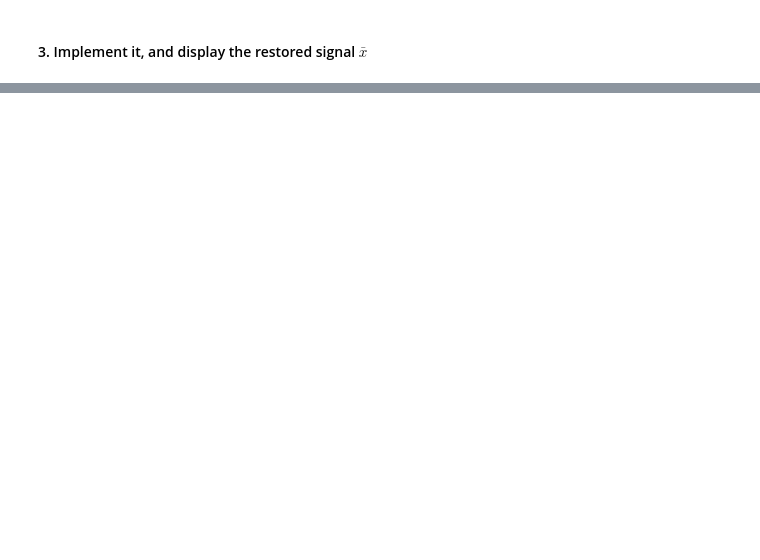
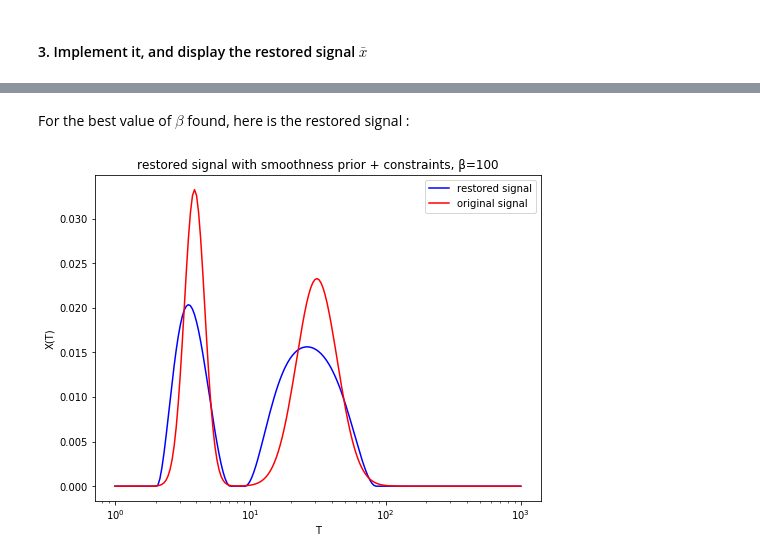
Before and after one commit to lliill/ECP, a Jupyter notebook: LSP_TPn2_Li_Martin.ipynb, the cells around one changed output, grey strips where cells are left out. Drawn from its saved outputs; the diff is of its cells as text; code cells hidden in the pictures; blank space fills up the shorter version.

```diff
--- a/LSP_TPn2_Li_Martin.ipynb
+++ b/LSP_TPn2_Li_Martin.ipynb
@@ -408,0 +430,15 @@ beta
+# %% [markdown]
+For the best value of $\beta$ found, here is the restored signal :
+# %%
+restored_signal_constraint = proj_grad(x_0, 1e-06, 0.15)
+plt.rcParams['figure.figsize'] = [8, 6]
+plt.figure()
+plt.plot(T, restored_signal_constraint, 'b-', label='restored signal')
+plt.plot(T, original_signal, 'r-', label='original signal')
+plt.title('restored signal with smoothness prior + constraints, \u03B2={}'.format(beta))
+plt.legend()
+plt.xscale('log')
+plt.xlabel('T')
+plt.ylabel('X(T)');
+# %% [output]
+[figure, added]
```
Also changed, not shown: parts of 15 cells of this notebook.
